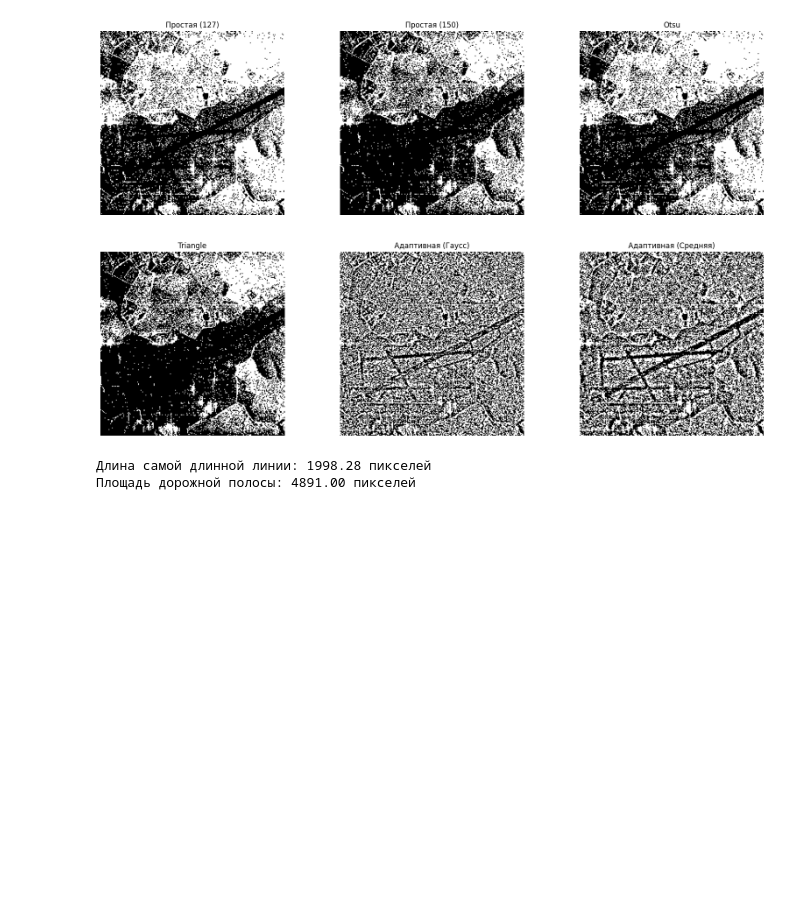
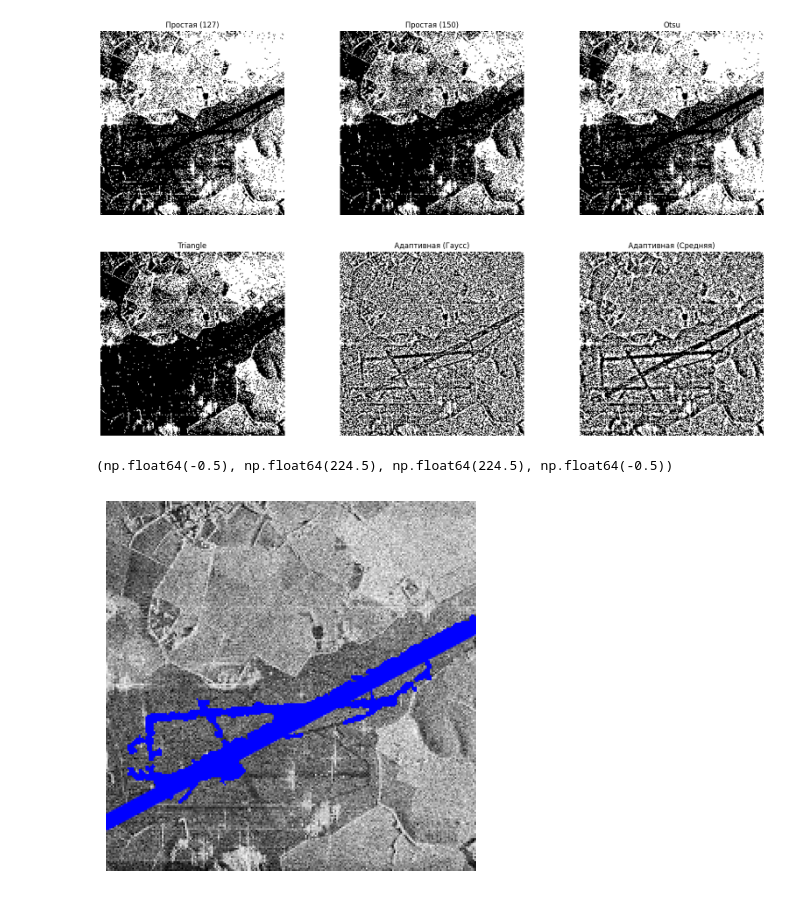
Before and after one commit to Zra1l/Izobrajenia-labs, a Jupyter notebook: DZ3.ipynb, the cells around one changed output. Cells and saved outputs as stored; diff of their text form; code cells hidden in the pictures; blank space fills up the shorter version.

```diff
--- a/DZ3.ipynb
+++ b/DZ3.ipynb
@@ -90,9 +87,22 @@ largest_contour = max(contours, key=cv2.contourArea) # выбираем самы
-# %%
-if longest_line is not None:
-    print(f"Длина самой длинной линии: {max_length:.2f} пикселей")
-
-area = cv2.contourArea(largest_contour)
-print(f"Площадь дорожной полосы: {area:.2f} пикселей")# - ну я хз, на картинке  img_1 всё работает на sar_3 так себе
-# %% [output]
-Длина самой длинной линии: 1998.28 пикселей
-Площадь дорожной полосы: 4891.00 пикселей
+# %%
+bin_img = copy.deepcopy(image_gray)
+T  = 50
+bin_img[image_gray < T] = 0
+bin_img[image_gray >= T] = 255
+blur = cv2.GaussianBlur(bin_img, (5, 5), 0)
+thresh = cv2.adaptiveThreshold(blur, 255, cv2.ADAPTIVE_THRESH_GAUSSIAN_C, cv2.THRESH_BINARY_INV, 55, 2)
+contours, _ = cv2.findContours(thresh, cv2.RETR_EXTERNAL, cv2.CHAIN_APPROX_SIMPLE)
+image_line_road = image.copy()
+road_mask = np.zeros_like(image_gray)
+image_with_roads = image.copy()
+if contours:
+    for contour in contours:
+        area = cv2.contourArea(contour)
+        if area > 500:
+            cv2.fillPoly(road_mask, [contour], 255)
+            cv2.fillPoly(image_with_roads, [contour], (0, 0, 255))
+plt.imshow(image_with_roads, cmap='gray')
+plt.axis('off')
+# %% [output]
+(np.float64(-0.5), np.float64(224.5), np.float64(224.5), np.float64(-0.5))
+[figure, added]
```
Also changed, not shown: parts of 10 cells of this notebook.
